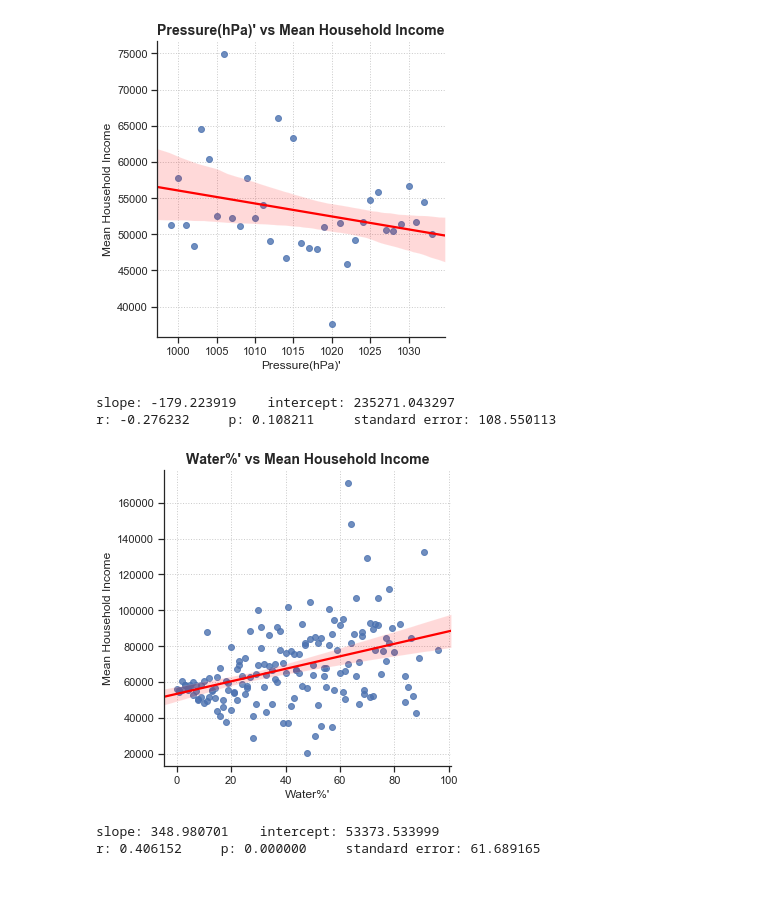
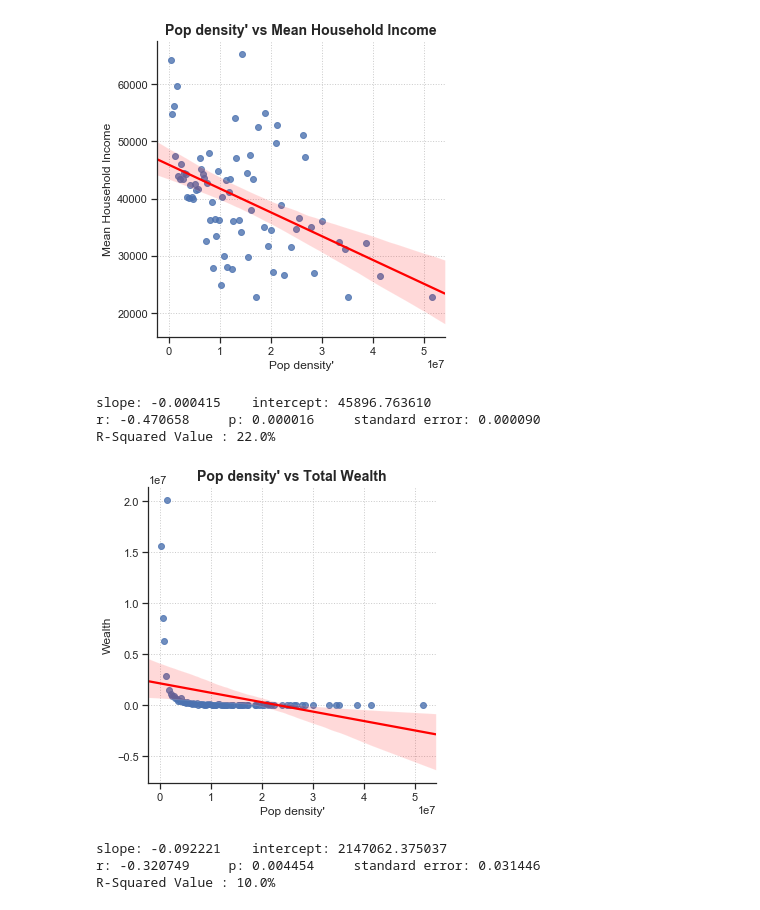
Before and after one commit to jauntydl/Aaron_April_Davis-Project, a Jupyter notebook: Davis/main.ipynb, the cells around one changed output. Saved outputs shown, nothing was run; the diff lists cells and outputs as text; code cells hidden in the pictures.

```diff
--- a/Davis/main.ipynb
+++ b/Davis/main.ipynb
@@ -100,0 +233,2 @@ r: 0.589697     p: 0.000013     standard error: 94.437322
+# %%
+df_weather = pd.read_csv("df_weather.csv")
@@ -266,10 +503,10 @@ r: 0.089180     p: 0.437482     standard error: 56.416611
 # %%
-#Plot 5 : Pressure vs Mean Household Income
+#Plot 7-1 : Population Density vs Mean Household Income
 
 #Input what you want to compare against and Interval Here !!!
 #-----------------------------------------
-Parameter = "Pressure(hPa)"
-Interval = 0.5
+Parameter = "Pop density"
+Interval = 300000
 #-----------------------------------------
 
 # Code for plotting itself using returned DataFrame from pre-defined funtion
@@ -295,43 +532,38 @@ y = df_plot["Mean Household Income"]
 slope, intercept, r_value, p_value, std_err = linregress(x, y)
 print("slope: %f    intercept: %f" % (slope, intercept))
 print("r: %f     p: %f     standard error: %f" % (r_value, p_value, std_err))
+print("R-Squared Value : {}%".format(round(r_value * r_value*100,0)))
 # %% [output]
-[figure, old version]
+[figure, new version]
-slope: -179.223919    intercept: 235271.043297
-r: -0.276232     p: 0.108211     standard error: 108.550113
+slope: -0.000415    intercept: 45896.763610
+r: -0.470658     p: 0.000016     standard error: 0.000090
+R-Squared Value : 22.0%
 # %%
-#Plot 6 : Water% vs Mean Household Income
-
-#Input what you want to compare against and Interval Here !!!
-#-----------------------------------------
-Parameter = "Water%"
-Interval = 0.5
-#-----------------------------------------
-
+#Plot 7-2 : Population density vs Mean Household Income
 # Code for plotting itself using returned DataFrame from pre-defined funtion
 
-df_plot, para = PlotvsIncome(df_main,df_weather,Parameter,Interval)
+sns.set(style ="ticks",color_codes=True)
+p = sns.pairplot(x_vars=para,y_vars="sum_w", data = df_plot.reset_index(), kind="reg", plot_kws={"line_kws":{"color":"red"}}, height = 5)
 
-sns.set(style ="ticks",color_codes=True)
-p = sns.pairplot(x_vars=para,y_vars="Mean Household Income", data = df_plot.reset_index(), kind="reg", plot_kws={"line_kws":{"color":"red"}}, height = 5)
-
-plt.title('{} vs Mean Household Income'.format(para),fontsize=14,fontweight='bold')
+plt.title('{} vs Total Wealth'.format(para),fontsize=14,fontweight='bold')
 plt.xlabel('{}'.format(para),fontsize=12)
-plt.ylabel('Mean Household Income',fontsize=12)
+plt.ylabel('Wealth',fontsize=12)
 plt.grid(linestyle='dotted')
-plt.savefig('{}_vs_MHI.png'.format(Parameter))
+plt.savefig('{}_vs_Wealth.png'.format(Parameter))
 
 plt.show()
 
 # Regression line Stats
 
 x = df_plot[para]
-y = df_plot["Mean Household Income"]
+y = df_plot["sum_w"]
 
 slope, intercept, r_value, p_value, std_err = linregress(x, y)
 print("slope: %f    intercept: %f" % (slope, intercept))
 print("r: %f     p: %f     standard error: %f" % (r_value, p_value, std_err))
+print("R-Squared Value : {}%".format(round(r_value * r_value*100,0)))
 # %% [output]
-[figure, old version]
+[figure, new version]
-slope: 348.980701    intercept: 53373.533999
-r: 0.406152     p: 0.000000     standard error: 61.689165
+slope: -0.092221    intercept: 2147062.375037
+r: -0.320749     p: 0.004454     standard error: 0.031446
+R-Squared Value : 10.0%
```
Also changed, not shown: parts of 16 cells of this notebook, 18 other files.
